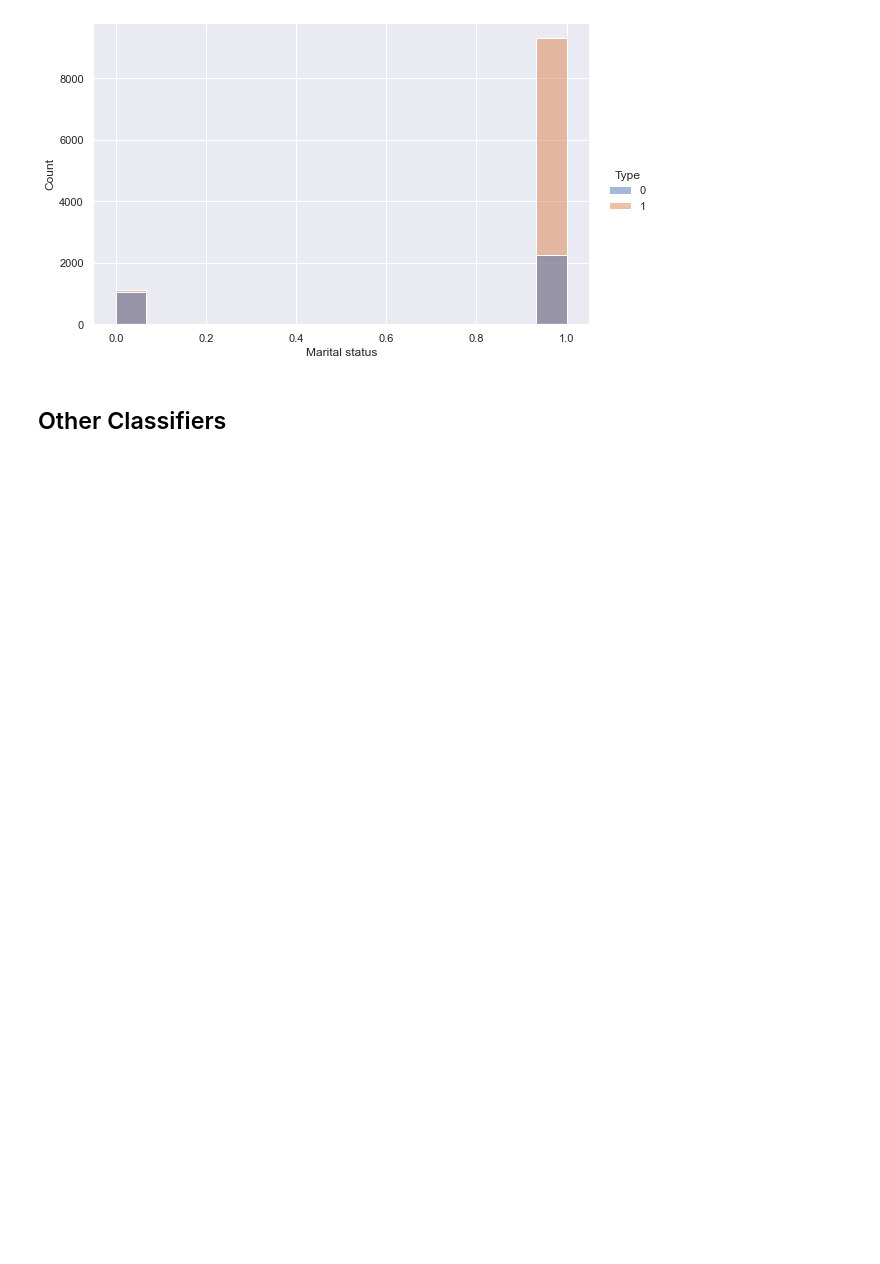
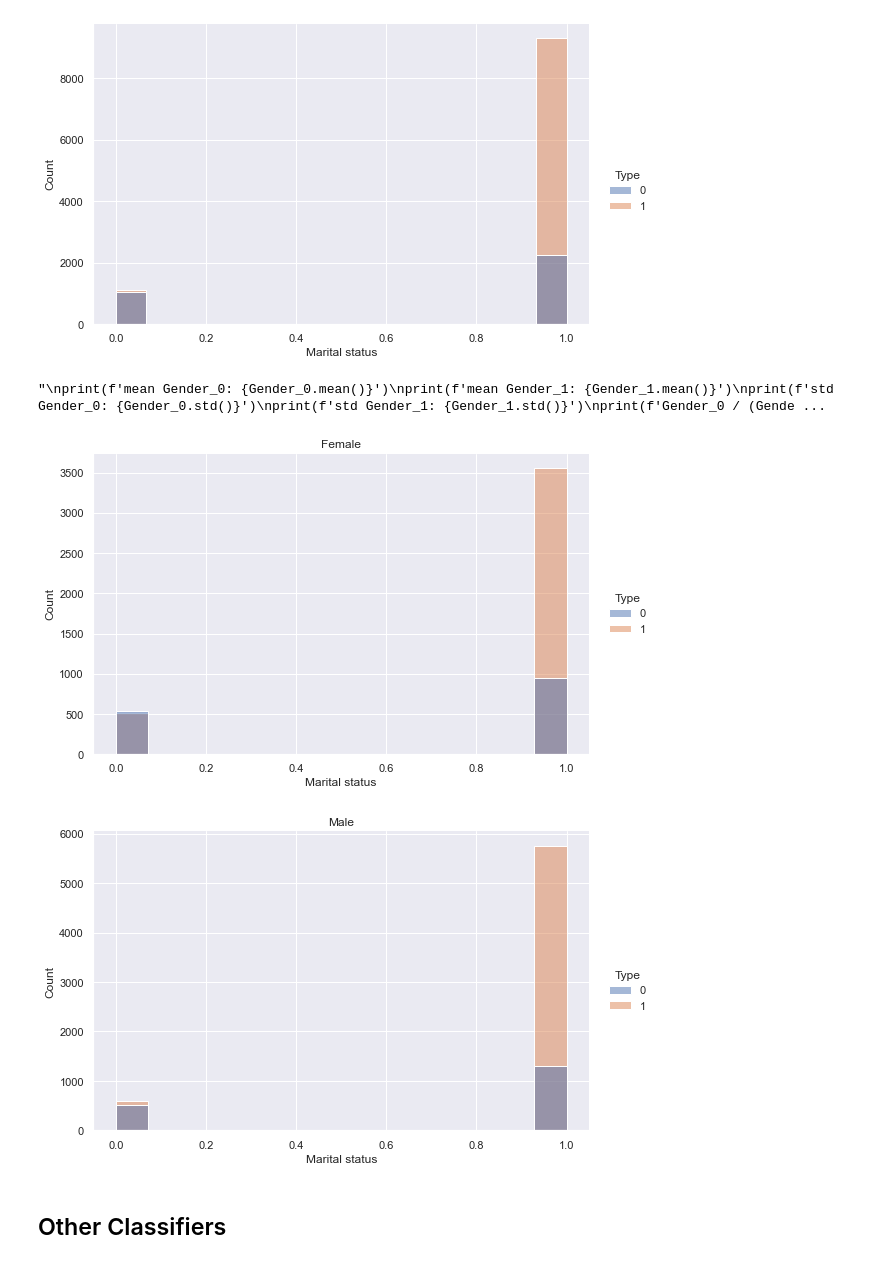
Before and after one commit to mghasemi19/ML_EconEduc, a Jupyter notebook: Type_classification.ipynb, the cells around one changed output. Cells and saved outputs as stored; diff of their text form; code cells hidden in the pictures; blank space fills up the shorter version.

Commit message:
Plots for gender descriptions

```diff
--- a/Type_classification.ipynb
+++ b/Type_classification.ipynb
@@ -1401,6 +1401,26 @@ std Marital status_1: 0.3074845879201697
 Marital status_0 / (Marital status_0 + Marital status_1): 0.2402801079582756
 Marital status_1 / (Marital status_0 + Marital status_1): 0.7597198920417244
 [figure]
+# %%
+Gender_0 = df_test[df_test['Gender']==0]
+Gender_1 = df_test[df_test['Gender']==1]
+plot_1 = sns.displot(Gender_0, x= 'Marital status', hue=Gender_0['Type'], kde=False, height=5, aspect=1.6)
+plot_1.set(title = "Female")
+plot_2 = sns.displot(Gender_1, x= 'Marital status', hue=Gender_1['Type'], kde=False, height=5, aspect=1.6)
+plot_2.set(title = "Male")
+
+'''
+print(f'mean Gender_0: {Gender_0.mean()}')
+print(f'mean Gender_1: {Gender_1.mean()}')
+print(f'std Gender_0: {Gender_0.std()}')
+print(f'std Gender_1: {Gender_1.std()}')
+print(f'Gender_0 / (Gender_0 + Gender_1): {Gender_0.shape[0] / (Gender_0.shape[0] + Gender_1.shape[0])}')
+print(f'Gender_1 / (Gender_0 + Gender_1): {Gender_1.shape[0] / (Gender_0.shape[0] + Gender_1.shape[0])}')
+'''
+# %% [output]
+"\nprint(f'mean Gender_0: {Gender_0.mean()}')\nprint(f'mean Gender_1: {Gender_1.mean()}')\nprint(f'std Gender_0: {Gender_0.std()}')\nprint(f'std Gender_1: {Gender_1.std()}')\nprint(f'Gender_0 / (Gende ...
+[figure, added]
+[figure, added]
 # %% [markdown]
 ## Other Classifiers
 # %%
```
